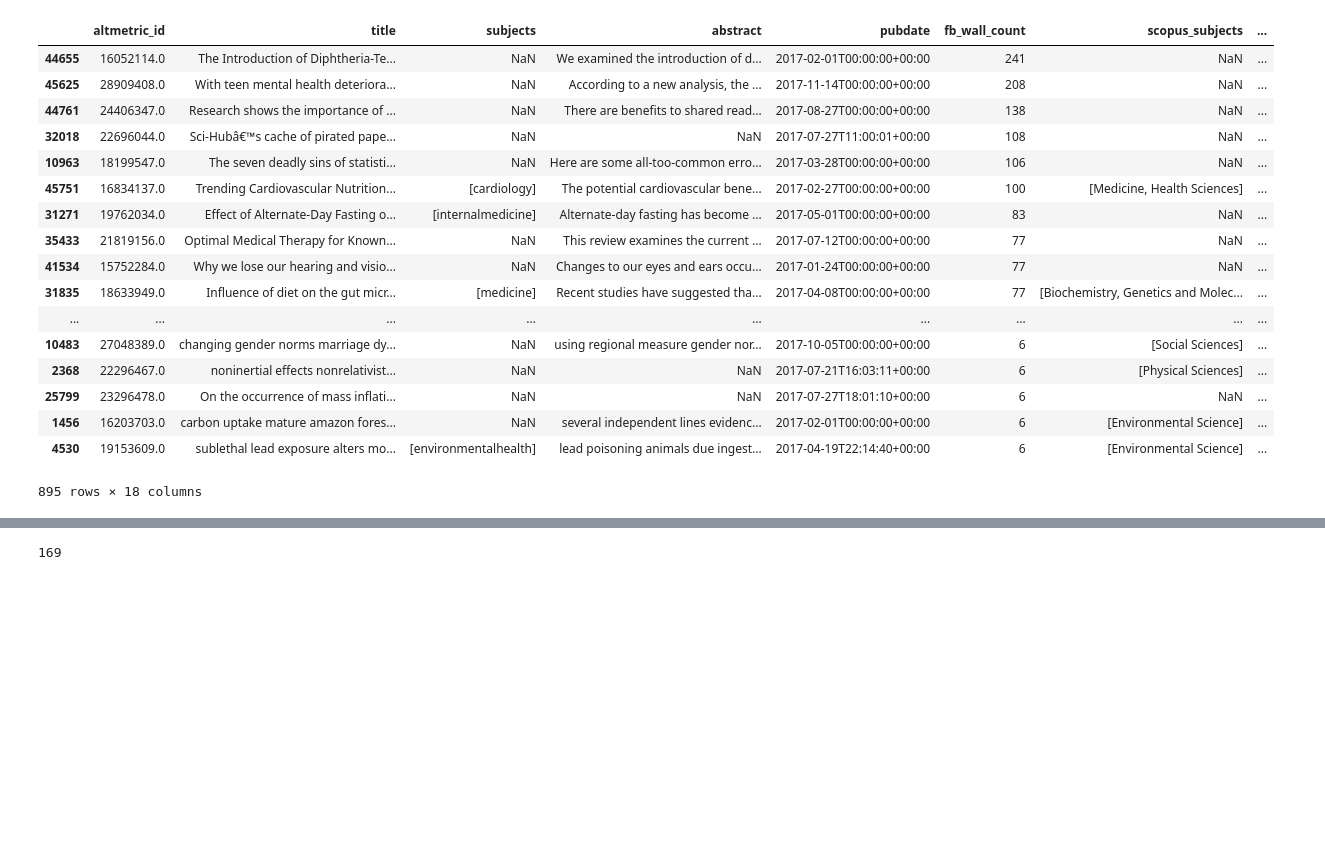
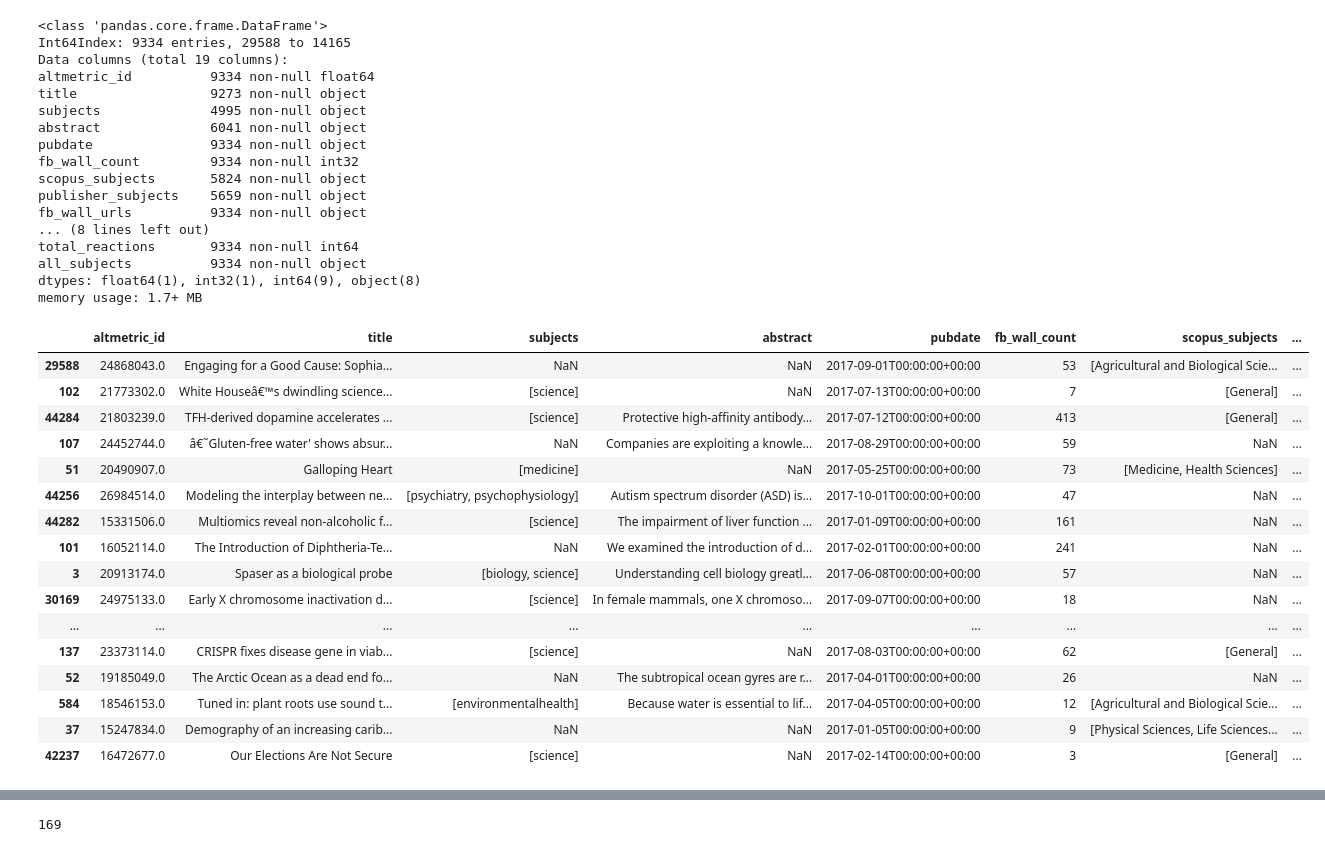
Before and after one commit to ccfreeman/facebook_reactions_dataset, a Jupyter notebook: data_exploration.ipynb, the cells around one changed output, grey strips where cells are left out. Cells and saved outputs as stored; diff of their text form; code cells hidden in the pictures; blank space fills up the shorter version.

Commit message:
Data exploration

```diff
--- a/data_exploration.ipynb
+++ b/data_exploration.ipynb
@@ -12,8 +12,10 @@ def openData():
     Opens the csv with the data and cleans the dataset and returns a dataframe.
     """
     # Sort data in descending order by page visibility. This ensures duplicates without page followers are dropped.
-    data = pd.read_csv("data/output_facebook_data.csv").sort_values('visibility', ascending=False)
-    data = data.drop_duplicates(['altmetric_id'], keep='first')
+#     data = pd.read_csv("../data/facebook_data_cleaned.csv").sort_values('visibility', ascending=False)
+#     data = data.drop_duplicates(['altmetric_id'], keep='first')
+
+    data = pd.read_csv("../data/facebook_data_cleaned.csv")
 
     data['fb_wall_urls'] = data['fb_wall_urls'].apply(lambda x: eval(x))
 
@@ -79,3 +81,5 @@ def allSubjects(df):
     return res
 # %%
 data = openData()
+# %%
+data['total_reactions'] = data['total_love'] + data['total_wow'] + data['total_haha'] + data['total_sad'] + data['total_angry']
@@ -82,26 +109,47 @@ data = openData()
 # %%
-df = data[data['fb_wall_count'] > 5].sort_values(by='fb_wall_count', ascending=False)
+## Create a new dataframe using either "fb_wall_count" or "total_reactions"
+# df = data[data['fb_wall_count'] > 5].sort_values(by='fb_wall_count', ascending=False)
+df = data[data['total_reactions'] > 0].sort_values(by='total_reactions', ascending=False)
 # %%
 df['all_subjects'] = allSubjects(df)
 # %%
-df
+df.info()
 # %% [output]
-|  | altmetric_id | title | subjects | abstract | pubdate | fb_wall_count | scopus_subjects | ... |
-| 44655 | 16052114.0 | The Introduction of Diphtheria-Te... | NaN | We examined the introduction of d... | 2017-02-01T00:00:00+00:00 | 241 | NaN | ... |
-| 45625 | 28909408.0 | With teen mental health deteriora... | NaN | According to a new analysis, the ... | 2017-11-14T00:00:00+00:00 | 208 | NaN | ... |
-| 44761 | 24406347.0 | Research shows the importance of ... | NaN | There are benefits to shared read... | 2017-08-27T00:00:00+00:00 | 138 | NaN | ... |
-| 32018 | 22696044.0 | Sci-Hubâ€™s cache of pirated pape... | NaN | NaN | 2017-07-27T11:00:01+00:00 | 108 | NaN | ... |
-| 10963 | 18199547.0 | The seven deadly sins of statisti... | NaN | Here are some all-too-common erro... | 2017-03-28T00:00:00+00:00 | 106 | NaN | ... |
-| 45751 | 16834137.0 | Trending Cardiovascular Nutrition... | [cardiology] | The potential cardiovascular bene... | 2017-02-27T00:00:00+00:00 | 100 | [Medicine, Health Sciences] | ... |
-| 31271 | 19762034.0 | Effect of Alternate-Day Fasting o... | [internalmedicine] | Alternate-day fasting has become ... | 2017-05-01T00:00:00+00:00 | 83 | NaN | ... |
-| 35433 | 21819156.0 | Optimal Medical Therapy for Known... | NaN | This review examines the current ... | 2017-07-12T00:00:00+00:00 | 77 | NaN | ... |
-| 41534 | 15752284.0 | Why we lose our hearing and visio... | NaN | Changes to our eyes and ears occu... | 2017-01-24T00:00:00+00:00 | 77 | NaN | ... |
-| 31835 | 18633949.0 | Influence of diet on the gut micr... | [medicine] | Recent studies have suggested tha... | 2017-04-08T00:00:00+00:00 | 77 | [Biochemistry, Genetics and Molec... | ... |
-| ... | ... | ... | ... | ... | ... | ... | ... | ... |
-| 10483 | 27048389.0 | changing gender norms marriage dy... | NaN | using regional measure gender nor... | 2017-10-05T00:00:00+00:00 | 6 | [Social Sciences] | ... |
-| 2368 | 22296467.0 | noninertial effects nonrelativist... | NaN | NaN | 2017-07-21T16:03:11+00:00 | 6 | [Physical Sciences] | ... |
-| 25799 | 23296478.0 | On the occurrence of mass inflati... | NaN | NaN | 2017-07-27T18:01:10+00:00 | 6 | NaN | ... |
-| 1456 | 16203703.0 | carbon uptake mature amazon fores... | NaN | several independent lines evidenc... | 2017-02-01T00:00:00+00:00 | 6 | [Environmental Science] | ... |
-| 4530 | 19153609.0 | sublethal lead exposure alters mo... | [environmentalhealth] | lead poisoning animals due ingest... | 2017-04-19T22:14:40+00:00 | 6 | [Environmental Science] | ... |
-895 rows × 18 columns
+<class 'pandas.core.frame.DataFrame'>
+Int64Index: 9334 entries, 29588 to 14165
+Data columns (total 19 columns):
+altmetric_id          9334 non-null float64
+title                 9273 non-null object
+subjects              4995 non-null object
+abstract              6041 non-null object
+pubdate               9334 non-null object
+fb_wall_count         9334 non-null int32
+scopus_subjects       5824 non-null object
+publisher_subjects    5659 non-null object
+fb_wall_urls          9334 non-null object
+... (8 lines left out)
+total_reactions       9334 non-null int64
+all_subjects          9334 non-null object
+dtypes: float64(1), int32(1), int64(9), object(8)
+memory usage: 1.7+ MB
+# %%
+df.head(50)
+# %% [output]
+|  | altmetric_id | title | subjects | abstract | pubdate | fb_wall_count | scopus_subjects | ... |
+| 29588 | 24868043.0 | Engaging for a Good Cause: Sophia... | NaN | NaN | 2017-09-01T00:00:00+00:00 | 53 | [Agricultural and Biological Scie... | ... |
+| 102 | 21773302.0 | White Houseâ€™s dwindling science... | [science] | NaN | 2017-07-13T00:00:00+00:00 | 7 | [General] | ... |
+| 44284 | 21803239.0 | TFH-derived dopamine accelerates ... | [science] | Protective high-affinity antibody... | 2017-07-12T00:00:00+00:00 | 413 | [General] | ... |
+| 107 | 24452744.0 | â€˜Gluten-free water' shows absur... | NaN | Companies are exploiting a knowle... | 2017-08-29T00:00:00+00:00 | 59 | NaN | ... |
+| 51 | 20490907.0 | Galloping Heart | [medicine] | NaN | 2017-05-25T00:00:00+00:00 | 73 | [Medicine, Health Sciences] | ... |
+| 44256 | 26984514.0 | Modeling the interplay between ne... | [psychiatry, psychophysiology] | Autism spectrum disorder (ASD) is... | 2017-10-01T00:00:00+00:00 | 47 | NaN | ... |
+| 44282 | 15331506.0 | Multiomics reveal non-alcoholic f... | [science] | The impairment of liver function ... | 2017-01-09T00:00:00+00:00 | 161 | NaN | ... |
+| 101 | 16052114.0 | The Introduction of Diphtheria-Te... | NaN | We examined the introduction of d... | 2017-02-01T00:00:00+00:00 | 241 | NaN | ... |
+| 3 | 20913174.0 | Spaser as a biological probe | [biology, science] | Understanding cell biology greatl... | 2017-06-08T00:00:00+00:00 | 57 | NaN | ... |
+| 30169 | 24975133.0 | Early X chromosome inactivation d... | [science] | In female mammals, one X chromoso... | 2017-09-07T00:00:00+00:00 | 18 | NaN | ... |
+| ... | ... | ... | ... | ... | ... | ... | ... | ... |
+| 137 | 23373114.0 | CRISPR fixes disease gene in viab... | [science] | NaN | 2017-08-03T00:00:00+00:00 | 62 | [General] | ... |
+| 52 | 19185049.0 | The Arctic Ocean as a dead end fo... | NaN | The subtropical ocean gyres are r... | 2017-04-01T00:00:00+00:00 | 26 | NaN | ... |
+| 584 | 18546153.0 | Tuned in: plant roots use sound t... | [environmentalhealth] | Because water is essential to lif... | 2017-04-05T00:00:00+00:00 | 12 | [Agricultural and Biological Scie... | ... |
+| 37 | 15247834.0 | Demography of an increasing carib... | NaN | NaN | 2017-01-05T00:00:00+00:00 | 9 | [Physical Sciences, Life Sciences... | ... |
+| 42237 | 16472677.0 | Our Elections Are Not Secure | [science] | NaN | 2017-02-14T00:00:00+00:00 | 3 | [General] | ... |
 # %%
```
Also changed, not shown: parts of 5 cells of this notebook, 2 other files.
